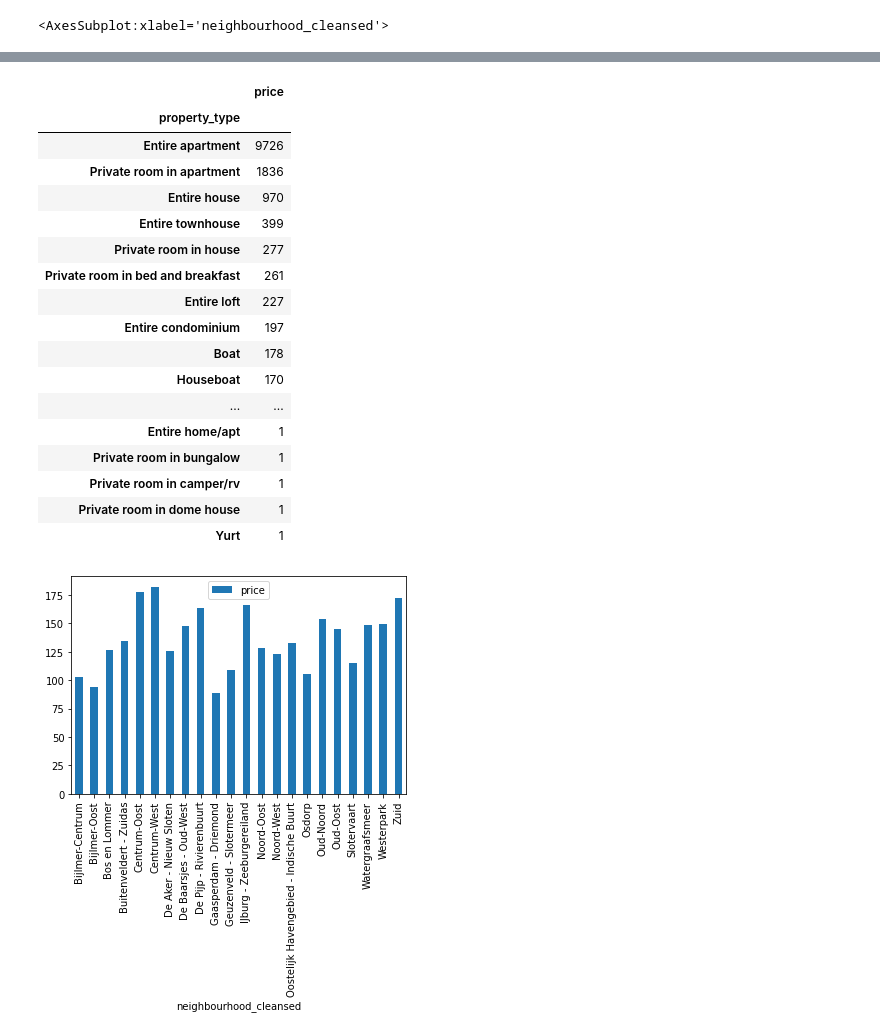
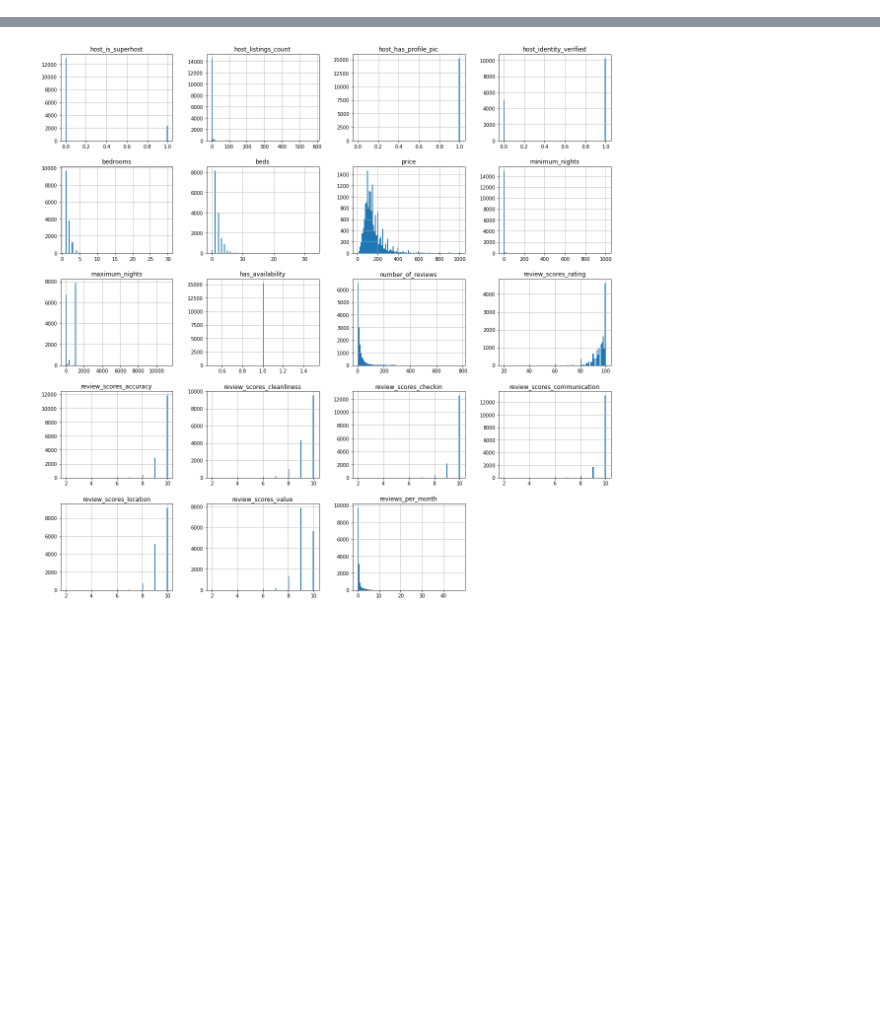
Before and after one commit to Tetawex/python_stuff, a Jupyter notebook: exploratory_analysis.ipynb, the cells around one changed output, grey strips where cells are left out. Drawn from its saved outputs; the diff is of its cells as text; code cells hidden in the pictures; blank space fills up the shorter version.

```diff
--- a/exploratory_analysis.ipynb
+++ b/exploratory_analysis.ipynb
@@ -96,7 +98,7 @@ col_strategies = {
     'review_scores_location': 'Float',
     'review_scores_value': 'Float',
 #     'license': 'Id',  #Очень много пропущенных! 100%!!!
-    'instant_bookable': 'Boolean',
+#     'instant_bookable': 'Boolean',
 #     'calculated_host_listings_count': 'Ignore',
 #     'calculated_host_listings_count_entire_homes': 'Ignore',
 #     'calculated_host_listings_count_private_rooms': 'Ignore',
@@ -119,6 +121,10 @@ for col_name in raw_df.columns:
         if (mapped_column is not None):
             df = df.join(mapped_column.reindex(index))
 
+# Что-то делаем с данными
+df['review_scores_rating'] = df['review_scores_rating'].fillna(0)
+# df['price'] = np.log(df['price'])
+
 display(df)
 # %% [output]
 |  | host_is_superhost | host_listings_count | host_has_profile_pic | host_identity_verified | ... |
@@ -204,12 +210,13 @@ import matplotlib.pyplot as plt
 # axs[1].bar(df['property_type'], values)
 # axs[2].bar(names, values)
 
-display(df[['neighbourhood_cleansed', 'price']].groupby(['neighbourhood_cleansed']).mean().plot.bar())
-display(df[['neighbourhood_cleansed', 'price']].groupby(['neighbourhood_cleansed']).mean().sort_values(by='price', ascending=False))
-display(df[['neighbourhood_cleansed', 'price']].groupby(['neighbourhood_cleansed']).count().sort_values(by='price', ascending=False))
-display(df[['property_type', 'price']].groupby(['property_type']).mean().sort_values(by='price', ascending=False))
-display(df[['property_type', 'price']].groupby(['property_type']).count().sort_values(by='price', ascending=False))
+# display(df[['neighbourhood_cleansed', 'price']].groupby(['neighbourhood_cleansed']).mean().plot.bar())
+# display(df[['neighbourhood_cleansed', 'price']].groupby(['neighbourhood_cleansed']).mean().sort_values(by='price', ascending=False))
+# display(df[['neighbourhood_cleansed', 'price']].groupby(['neighbourhood_cleansed']).count().sort_values(by='price', ascending=False))
+# display(df[['property_type', 'price']].groupby(['property_type']).mean().sort_values(by='price', ascending=False))
+# display(df[['property_type', 'price']].groupby(['property_type']).count().sort_values(by='price', ascending=False))
 # display(df[['room_type', 'price']].groupby(['room_type']).mean().sort_values(by='price', ascending=False))
 # display(df[['room_type', 'price']].groupby(['room_type']).count().sort_values(by='price', ascending=False))
+
+df.hist(figsize=(20,20), bins=100);
 # %% [output]
-<AxesSubplot:xlabel='neighbourhood_cleansed'>
@@ -270,22 +223,4 @@ display(df[['property_type', 'price']].groupby(['property_type']).count().sort_v
-|  | price |
-| property_type |  |
-| Entire apartment | 9726 |
-| Private room in apartment | 1836 |
-| Entire house | 970 |
-| Entire townhouse | 399 |
-| Private room in house | 277 |
-| Private room in bed and breakfast | 261 |
-| Entire loft | 227 |
-| Entire condominium | 197 |
-| Boat | 178 |
-| Houseboat | 170 |
-| ... | ... |
-| Entire home/apt | 1 |
-| Private room in bungalow | 1 |
-| Private room in camper/rv | 1 |
-| Private room in dome house | 1 |
-| Yurt | 1 |
-[figure, old version]
+[figure, new version]
 # %%
 TARGET_COLUMN = 'price'
 ALL_BUT_TARGET_COLUMN = df.columns[df.columns != TARGET_COLUMN]
```
Also changed, not shown: parts of 8 cells of this notebook, 2 other files.
